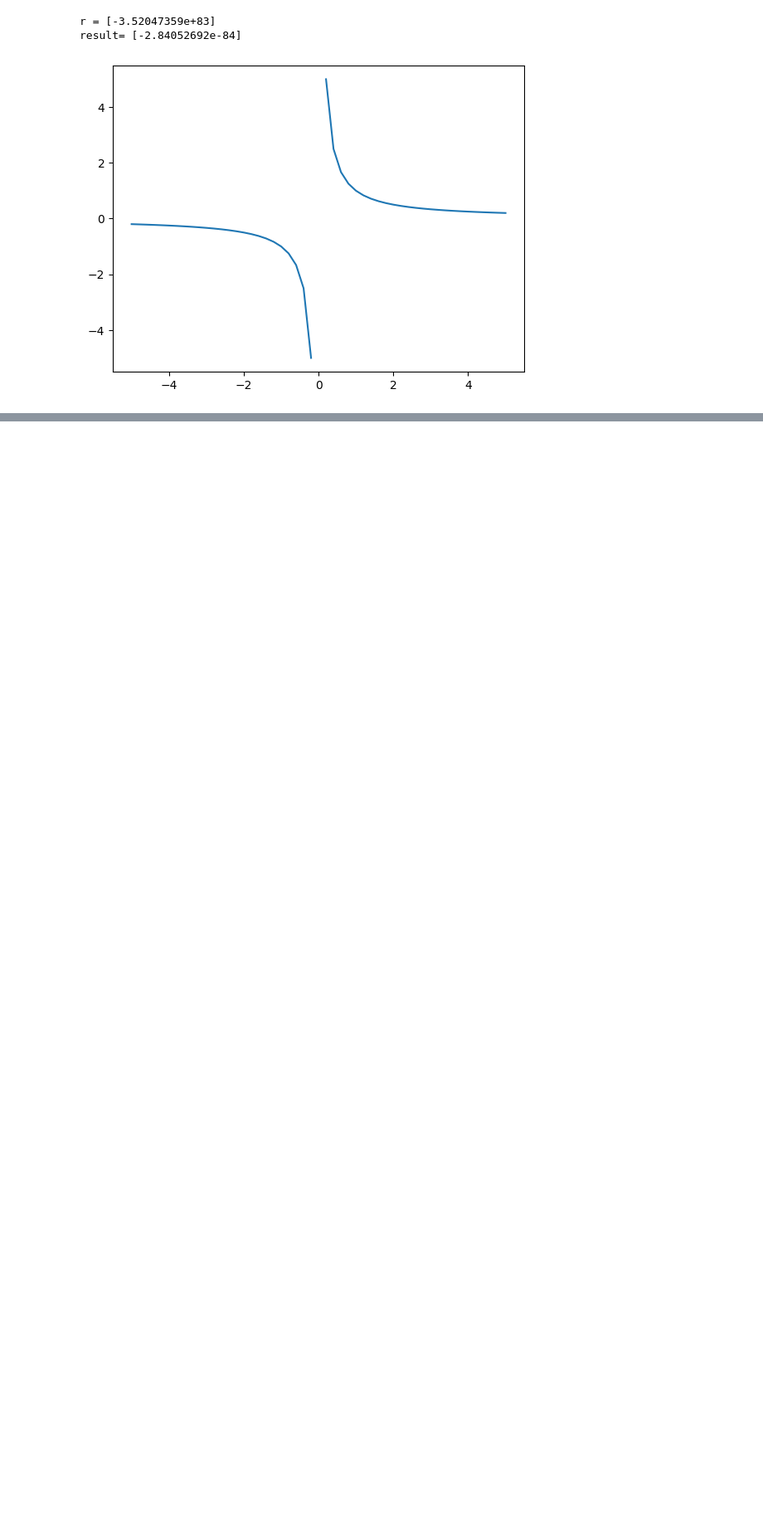
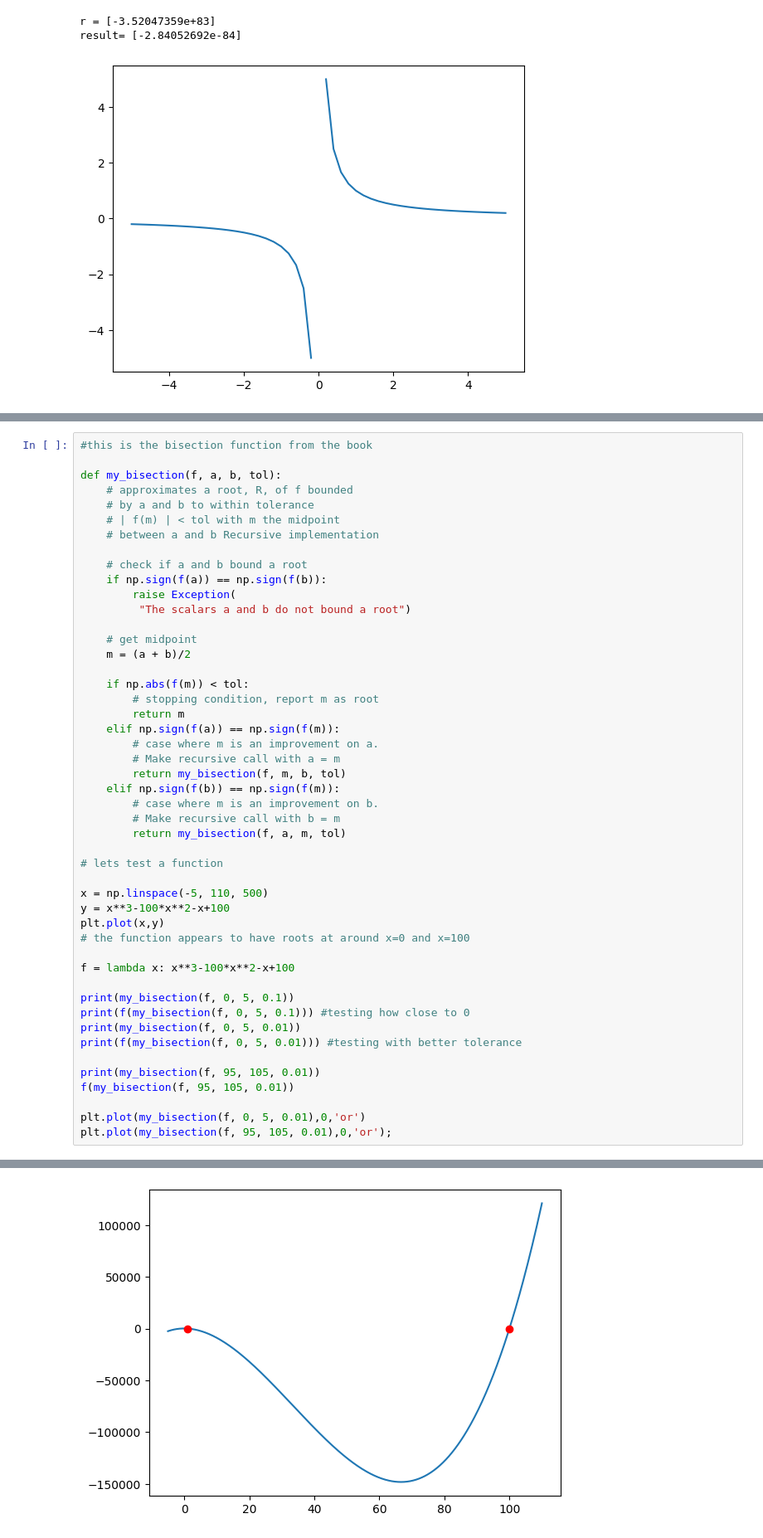
Before and after one commit to CalebaR/MAT-421, a Jupyter notebook: ModuleC.ipynb, the cells around one changed output, grey strips where cells are left out. Shown at 83% size. Cells and saved outputs as stored; diff of their text form; blank space fills up the shorter version.

```diff
--- a/ModuleC.ipynb
+++ b/ModuleC.ipynb
@@ -59,0 +58,49 @@ Tolerance is the amount of error that is accepted. It is chosen by a person. For
+# %%
+#this is the bisection function from the book
+
+def my_bisection(f, a, b, tol):
+    # approximates a root, R, of f bounded
+    # by a and b to within tolerance
+    # | f(m) | < tol with m the midpoint
+    # between a and b Recursive implementation
+
+    # check if a and b bound a root
+    if np.sign(f(a)) == np.sign(f(b)):
+        raise Exception(
+         "The scalars a and b do not bound a root")
+
+    # get midpoint
+    m = (a + b)/2
+
+    if np.abs(f(m)) < tol:
+        # stopping condition, report m as root
+        return m
+    elif np.sign(f(a)) == np.sign(f(m)):
+        # case where m is an improvement on a.
+        # Make recursive call with a = m
+        return my_bisection(f, m, b, tol)
+    elif np.sign(f(b)) == np.sign(f(m)):
+        # case where m is an improvement on b.
+        # Make recursive call with b = m
+        return my_bisection(f, a, m, tol)
+
+# lets test a function
+
+x = np.linspace(-5, 110, 500)
+y = x**3-100*x**2-x+100
+plt.plot(x,y)
+# the function appears to have roots at around x=0 and x=100
+
+f = lambda x: x**3-100*x**2-x+100
+
+print(my_bisection(f, 0, 5, 0.1))
+print(f(my_bisection(f, 0, 5, 0.1))) #testing how close to 0
+print(my_bisection(f, 0, 5, 0.01))
+print(f(my_bisection(f, 0, 5, 0.01))) #testing with better tolerance
+
+print(my_bisection(f, 95, 105, 0.01))
+f(my_bisection(f, 95, 105, 0.01))
+
+plt.plot(my_bisection(f, 0, 5, 0.01),0,'or')
+plt.plot(my_bisection(f, 95, 105, 0.01),0,'or');
+# %% [output]
@@ -59,0 +112 @@ Tolerance is the amount of error that is accepted. It is chosen by a person. For
+[figure, added]
```
Also changed, not shown: parts of 11 cells of this notebook.
